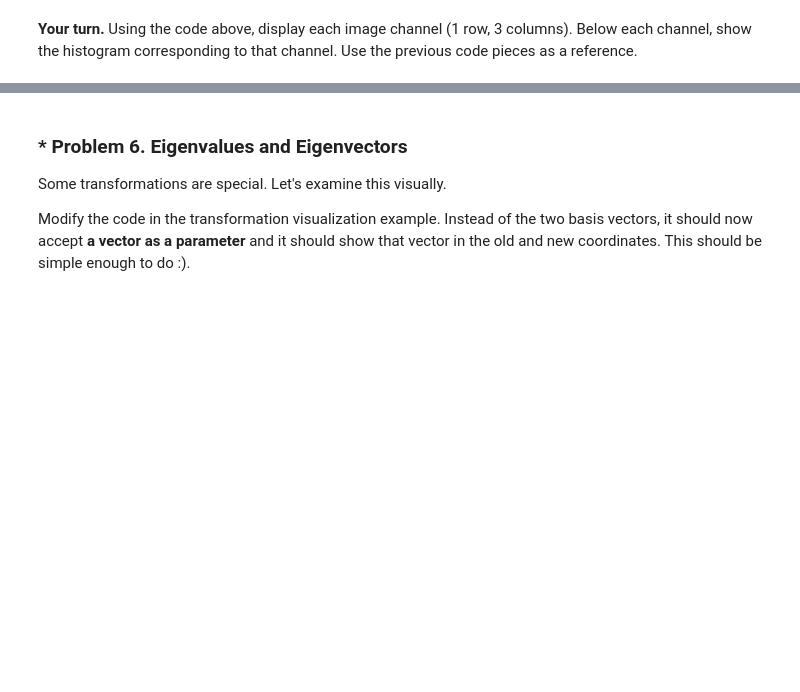
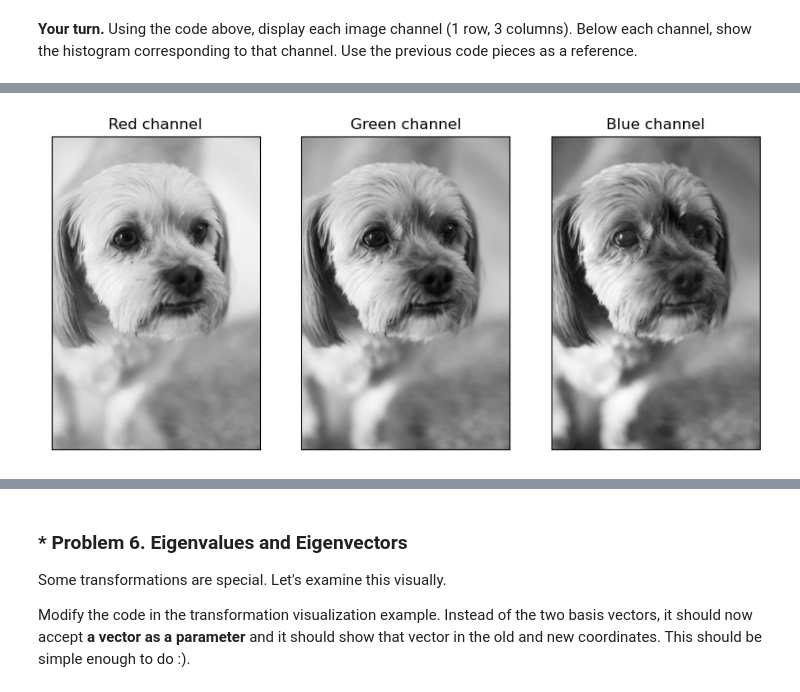
Before and after one commit to leonidgorunov2020/MATH-CONCEPTS-FOR-DEVELOPERS, a Jupyter notebook: Linear Algebra Exercise/Linear Algebra Exercise.ipynb, the cells around one changed output, grey strips where cells are left out. Saved outputs shown, nothing was run; the diff lists cells and outputs as text; code cells hidden in the pictures; blank space fills up the shorter version.

```diff
--- a/Linear Algebra Exercise/Linear Algebra Exercise.ipynb
+++ b/Linear Algebra Exercise/Linear Algebra Exercise.ipynb
@@ -701,0 +713,16 @@ plt.show()
+# %%
+#2 - Get channels
+def split_channels(img):
+    img_red, img_green, img_blue = [img[:, :, i] for i in range(3)]
+    return img_red, img_green, img_blue
+# %%
+#3 Show channels
+channel_list = ['Red channel', 'Green channel', 'Blue channel']
+
+f, (ax_r, ax_g, ax_b) = plt.subplots(1, 3, figsize = (10, 10))
+for title, channel, ax_n in zip(channel_list, split_channels(actual_image), (ax_r, ax_g, ax_b)):
+    ax_n.imshow(channel, cmap = "gray")
+    ax_n.set_title(title)
+    plt.setp([ax_n], xticks = [], yticks = [])
+# %% [output]
+[figure, added]
```
Also changed, not shown: parts of 9 cells of this notebook, 1 other file.
